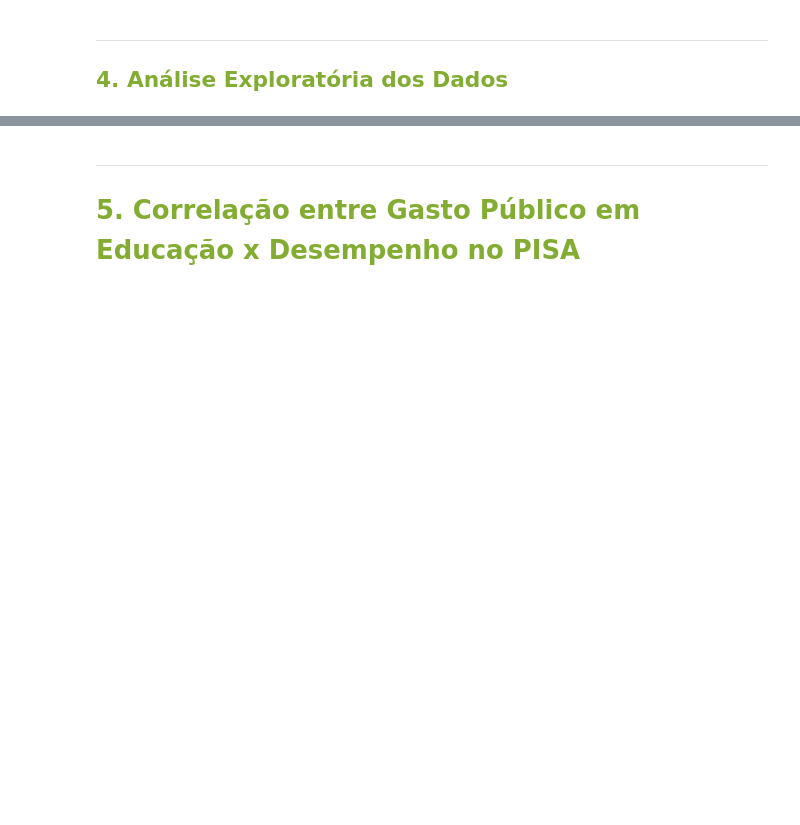
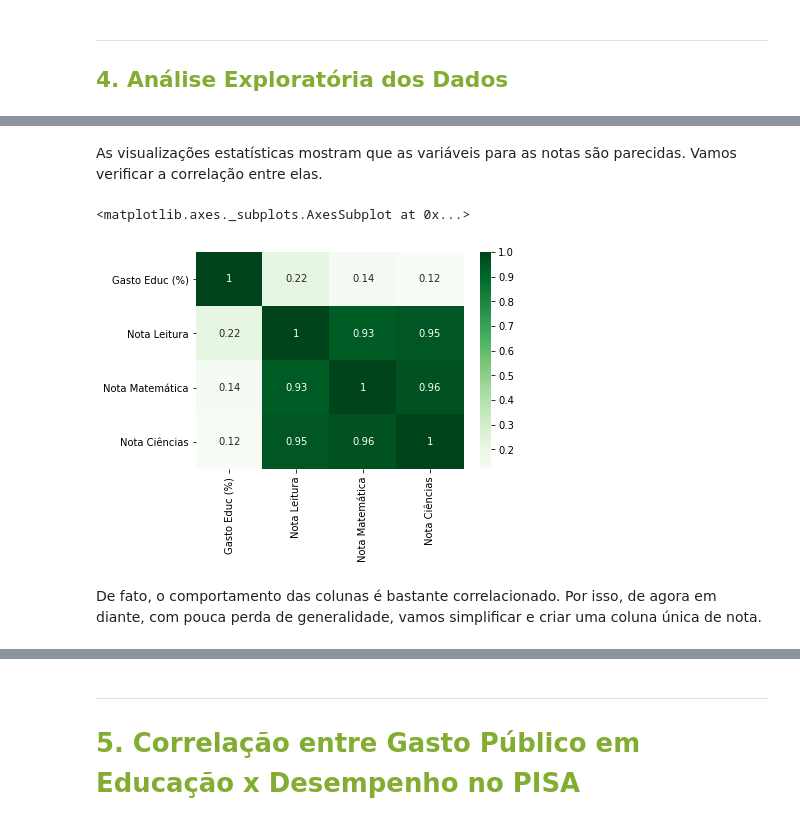
Before and after one commit to kojabawa/exploratory_data_analysis, a Jupyter notebook: EDA/Trabalho Asla.ipynb, the cells around one changed output, grey strips where cells are left out. Cells and saved outputs as stored; diff of their text form; code cells hidden in the pictures; blank space fills up the shorter version.

```diff
--- a/EDA/Trabalho Asla.ipynb
+++ b/EDA/Trabalho Asla.ipynb
@@ -197,0 +215,10 @@ Text(0.5, 0.98, 'Distribuição das Variáveis')
+# %% [markdown]
+As visualizações estatísticas mostram que as variáveis para as notas são parecidas. Vamos verificar a correlação entre elas.
+# %%
+sns.heatmap(base_group[['Gasto Educ (%)','Nota Leitura','Nota Matemática','Nota Ciências']].corr(), annot=True,
+            cmap='Greens',fmt='.2g')
+# %% [output]
+<matplotlib.axes._subplots.AxesSubplot at 0x...>
+[figure, added]
+# %% [markdown]
+De fato, o comportamento das colunas é bastante correlacionado. Por isso, de agora em diante, com pouca perda de generalidade, vamos simplificar e criar uma coluna única de nota.
```
Also changed, not shown: parts of 29 cells of this notebook.
